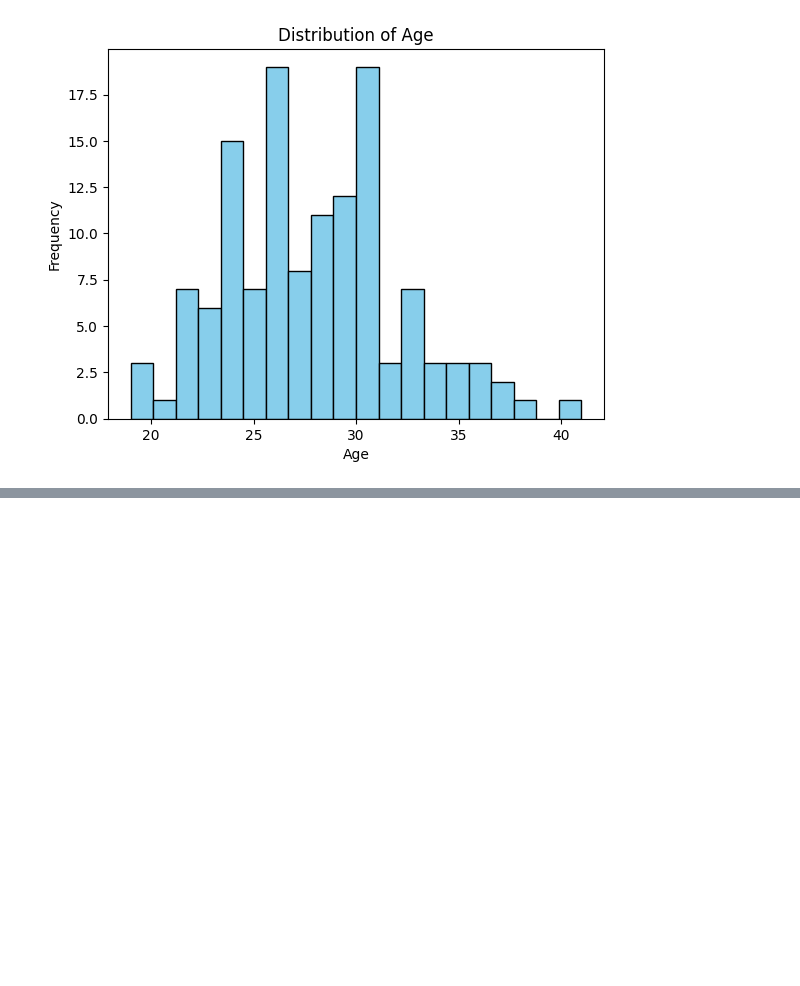
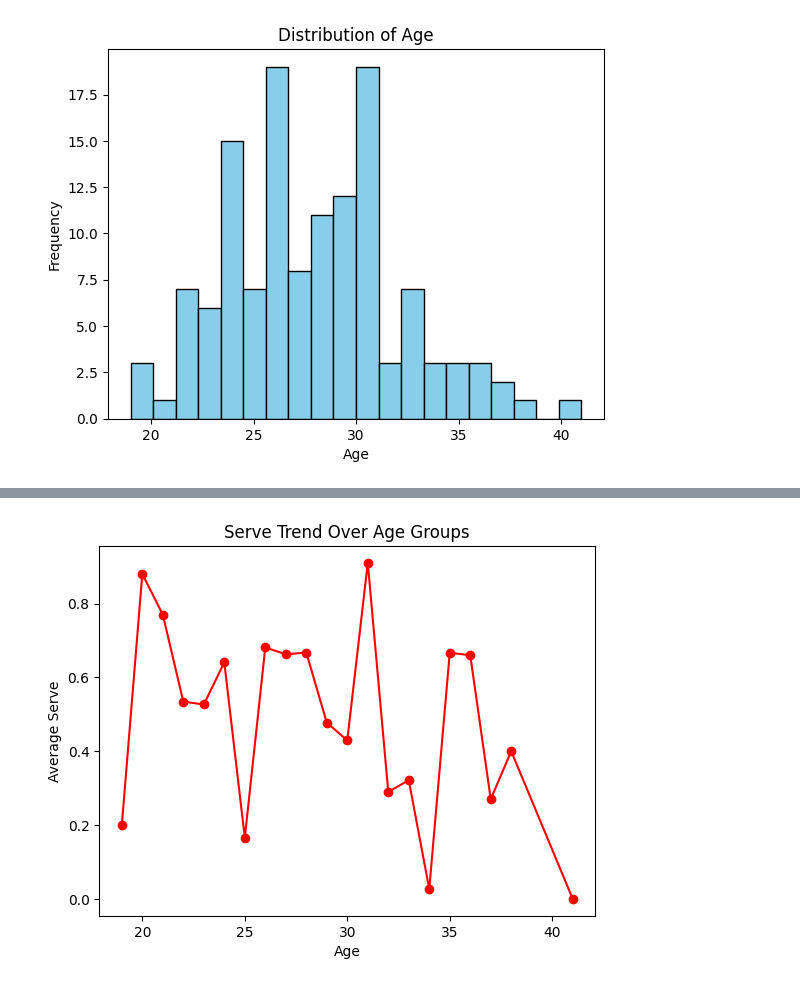
Before and after one commit to devpatil2004/Volleyball-VNL-EDA, a Jupyter notebook: notebook.ipynb, the cells around one changed output, grey strips where cells are left out. Drawn from its saved outputs; the diff is of its cells as text; code cells hidden in the pictures; blank space fills up the shorter version.

```diff
--- a/notebook.ipynb
+++ b/notebook.ipynb
@@ -211,0 +212,9 @@ plt.show()
+# %%
+serve_trend_by_age=df.groupby("Age")["Serve"].mean()
+serve_trend_by_age.plot(kind = "line",marker = "o",linestyle="-",color = "red")
+plt.title("Serve Trend Over Age Groups")
+plt.xlabel("Age")
+plt.ylabel("Average Serve")
+plt.show()
+# %% [output]
+[figure, added]
```
Also changed, not shown: parts of 5 cells of this notebook.
